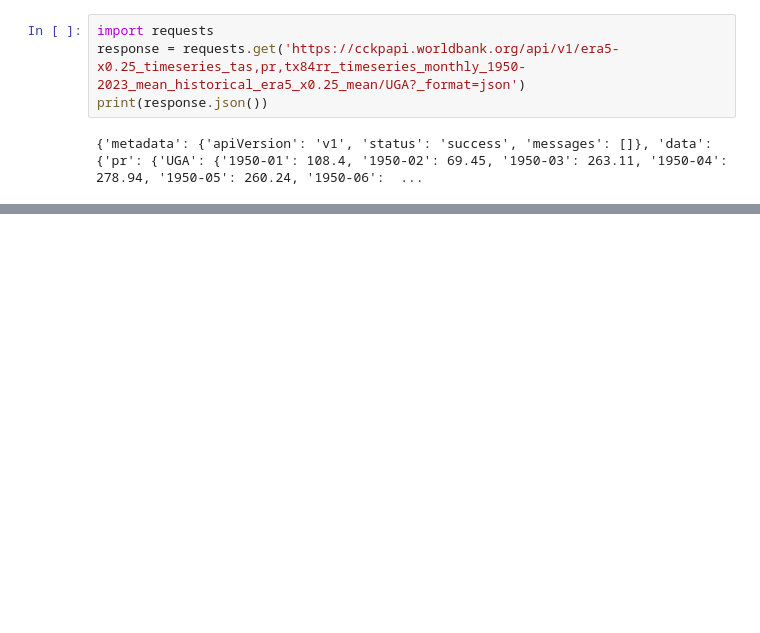
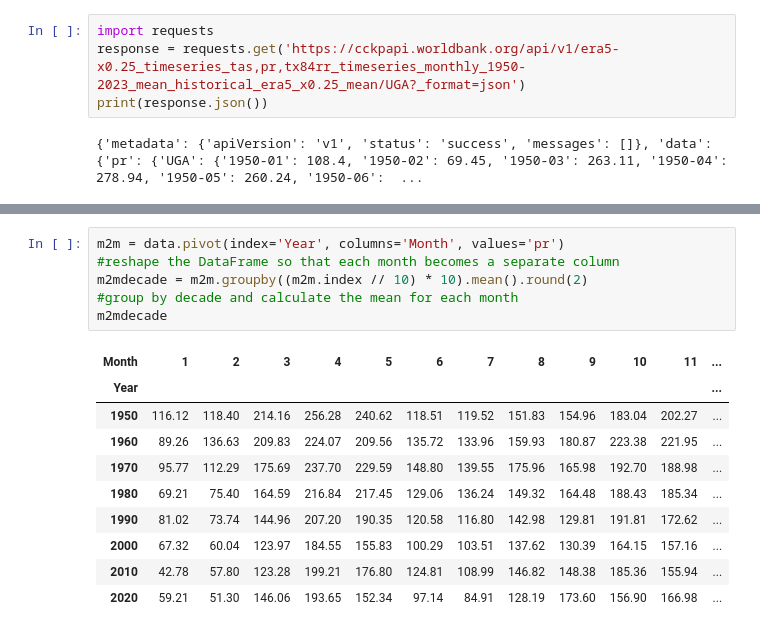
Before and after one commit to jojosisa/datakit-smallholder-farmers-fall-2025, a Jupyter notebook: Challenge 1 _Weather Patterns/Jonathan_Khabusi/Weather Patterns.ipynb, the cells around one changed output, grey strips where cells are left out. Cells and saved outputs as stored; diff of their text form; blank space fills up the shorter version.

```diff
--- a/Challenge 1 _Weather Patterns/Jonathan_Khabusi/Weather Patterns.ipynb
+++ b/Challenge 1 _Weather Patterns/Jonathan_Khabusi/Weather Patterns.ipynb
@@ -17,0 +72,17 @@ print(data.head(5))
+# %%
+m2m = data.pivot(index='Year', columns='Month', values='pr')
+#reshape the DataFrame so that each month becomes a separate column
+m2mdecade = m2m.groupby((m2m.index // 10) * 10).mean().round(2)
+#group by decade and calculate the mean for each month
+m2mdecade
+# %% [output]
+| Month | 1 | 2 | 3 | 4 | 5 | 6 | 7 | 8 | 9 | 10 | 11 | ... |
+| Year |  |  |  |  |  |  |  |  |  |  |  | ... |
+| 1950 | 116.12 | 118.40 | 214.16 | 256.28 | 240.62 | 118.51 | 119.52 | 151.83 | 154.96 | 183.04 | 202.27 | ... |
+| 1960 | 89.26 | 136.63 | 209.83 | 224.07 | 209.56 | 135.72 | 133.96 | 159.93 | 180.87 | 223.38 | 221.95 | ... |
+| 1970 | 95.77 | 112.29 | 175.69 | 237.70 | 229.59 | 148.80 | 139.55 | 175.96 | 165.98 | 192.70 | 188.98 | ... |
+| 1980 | 69.21 | 75.40 | 164.59 | 216.84 | 217.45 | 129.06 | 136.24 | 149.32 | 164.48 | 188.43 | 185.34 | ... |
+| 1990 | 81.02 | 73.74 | 144.96 | 207.20 | 190.35 | 120.58 | 116.80 | 142.98 | 129.81 | 191.81 | 172.62 | ... |
+| 2000 | 67.32 | 60.04 | 123.97 | 184.55 | 155.83 | 100.29 | 103.51 | 137.62 | 130.39 | 164.15 | 157.16 | ... |
+| 2010 | 42.78 | 57.80 | 123.28 | 199.21 | 176.80 | 124.81 | 108.99 | 146.82 | 148.38 | 185.36 | 155.94 | ... |
+| 2020 | 59.21 | 51.30 | 146.06 | 193.65 | 152.34 | 97.14 | 84.91 | 128.19 | 173.60 | 156.90 | 166.98 | ... |
```
Also changed, not shown: parts of 8 cells of this notebook, 2 other files.
